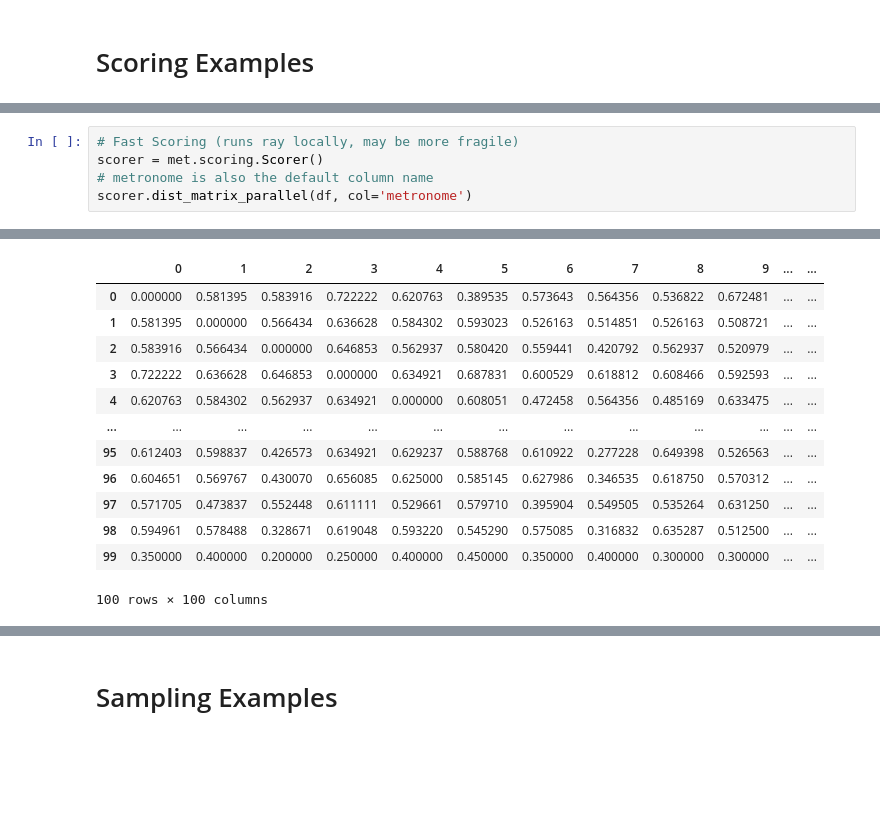
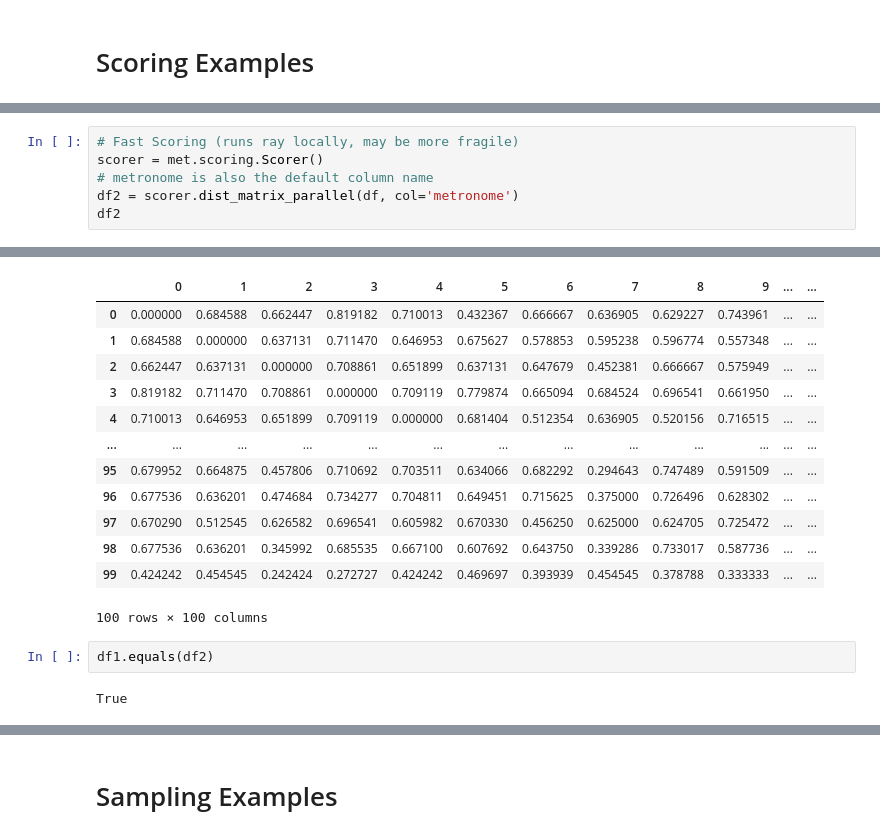
Before and after one commit to bnagy/metronome, a Jupyter notebook: examples.ipynb, the cells around one changed output, grey strips where cells are left out. Saved outputs shown, nothing was run; the diff lists cells and outputs as text; blank space fills up the shorter version.

```diff
--- a/examples.ipynb
+++ b/examples.ipynb
@@ -43,5 +44,6 @@ scorer.dist_matrix(df, col='metronome')
 # Fast Scoring (runs ray locally, may be more fragile)
 scorer = met.scoring.Scorer()
 # metronome is also the default column name
-scorer.dist_matrix_parallel(df, col='metronome')
+df2 = scorer.dist_matrix_parallel(df, col='metronome')
+df2
 # %% [output]
@@ -49,16 +51,20 @@ scorer.dist_matrix_parallel(df, col='metronome')
 |  | 0 | 1 | 2 | 3 | 4 | 5 | 6 | 7 | 8 | 9 | ... | ... |
-| 0 | 0.000000 | 0.581395 | 0.583916 | 0.722222 | 0.620763 | 0.389535 | 0.573643 | 0.564356 | 0.536822 | 0.672481 | ... | ... |
-| 1 | 0.581395 | 0.000000 | 0.566434 | 0.636628 | 0.584302 | 0.593023 | 0.526163 | 0.514851 | 0.526163 | 0.508721 | ... | ... |
-| 2 | 0.583916 | 0.566434 | 0.000000 | 0.646853 | 0.562937 | 0.580420 | 0.559441 | 0.420792 | 0.562937 | 0.520979 | ... | ... |
-| 3 | 0.722222 | 0.636628 | 0.646853 | 0.000000 | 0.634921 | 0.687831 | 0.600529 | 0.618812 | 0.608466 | 0.592593 | ... | ... |
-| 4 | 0.620763 | 0.584302 | 0.562937 | 0.634921 | 0.000000 | 0.608051 | 0.472458 | 0.564356 | 0.485169 | 0.633475 | ... | ... |
+| 0 | 0.000000 | 0.684588 | 0.662447 | 0.819182 | 0.710013 | 0.432367 | 0.666667 | 0.636905 | 0.629227 | 0.743961 | ... | ... |
+| 1 | 0.684588 | 0.000000 | 0.637131 | 0.711470 | 0.646953 | 0.675627 | 0.578853 | 0.595238 | 0.596774 | 0.557348 | ... | ... |
+| 2 | 0.662447 | 0.637131 | 0.000000 | 0.708861 | 0.651899 | 0.637131 | 0.647679 | 0.452381 | 0.666667 | 0.575949 | ... | ... |
+| 3 | 0.819182 | 0.711470 | 0.708861 | 0.000000 | 0.709119 | 0.779874 | 0.665094 | 0.684524 | 0.696541 | 0.661950 | ... | ... |
+| 4 | 0.710013 | 0.646953 | 0.651899 | 0.709119 | 0.000000 | 0.681404 | 0.512354 | 0.636905 | 0.520156 | 0.716515 | ... | ... |
 | ... | ... | ... | ... | ... | ... | ... | ... | ... | ... | ... | ... | ... |
-| 95 | 0.612403 | 0.598837 | 0.426573 | 0.634921 | 0.629237 | 0.588768 | 0.610922 | 0.277228 | 0.649398 | 0.526563 | ... | ... |
-| 96 | 0.604651 | 0.569767 | 0.430070 | 0.656085 | 0.625000 | 0.585145 | 0.627986 | 0.346535 | 0.618750 | 0.570312 | ... | ... |
-| 97 | 0.571705 | 0.473837 | 0.552448 | 0.611111 | 0.529661 | 0.579710 | 0.395904 | 0.549505 | 0.535264 | 0.631250 | ... | ... |
-| 98 | 0.594961 | 0.578488 | 0.328671 | 0.619048 | 0.593220 | 0.545290 | 0.575085 | 0.316832 | 0.635287 | 0.512500 | ... | ... |
-| 99 | 0.350000 | 0.400000 | 0.200000 | 0.250000 | 0.400000 | 0.450000 | 0.350000 | 0.400000 | 0.300000 | 0.300000 | ... | ... |
+| 95 | 0.679952 | 0.664875 | 0.457806 | 0.710692 | 0.703511 | 0.634066 | 0.682292 | 0.294643 | 0.747489 | 0.591509 | ... | ... |
+| 96 | 0.677536 | 0.636201 | 0.474684 | 0.734277 | 0.704811 | 0.649451 | 0.715625 | 0.375000 | 0.726496 | 0.628302 | ... | ... |
+| 97 | 0.670290 | 0.512545 | 0.626582 | 0.696541 | 0.605982 | 0.670330 | 0.456250 | 0.625000 | 0.624705 | 0.725472 | ... | ... |
+| 98 | 0.677536 | 0.636201 | 0.345992 | 0.685535 | 0.667100 | 0.607692 | 0.643750 | 0.339286 | 0.733017 | 0.587736 | ... | ... |
+| 99 | 0.424242 | 0.454545 | 0.242424 | 0.272727 | 0.424242 | 0.469697 | 0.393939 | 0.454545 | 0.378788 | 0.333333 | ... | ... |
 100 rows × 100 columns
+# %%
+df1.equals(df2)
+# %% [output]
+True
 # %%
 # Advanced Scoring - Custom params for the BioPython Aligner
 
```
Also changed, not shown: parts of 5 cells of this notebook, 1 other file.
